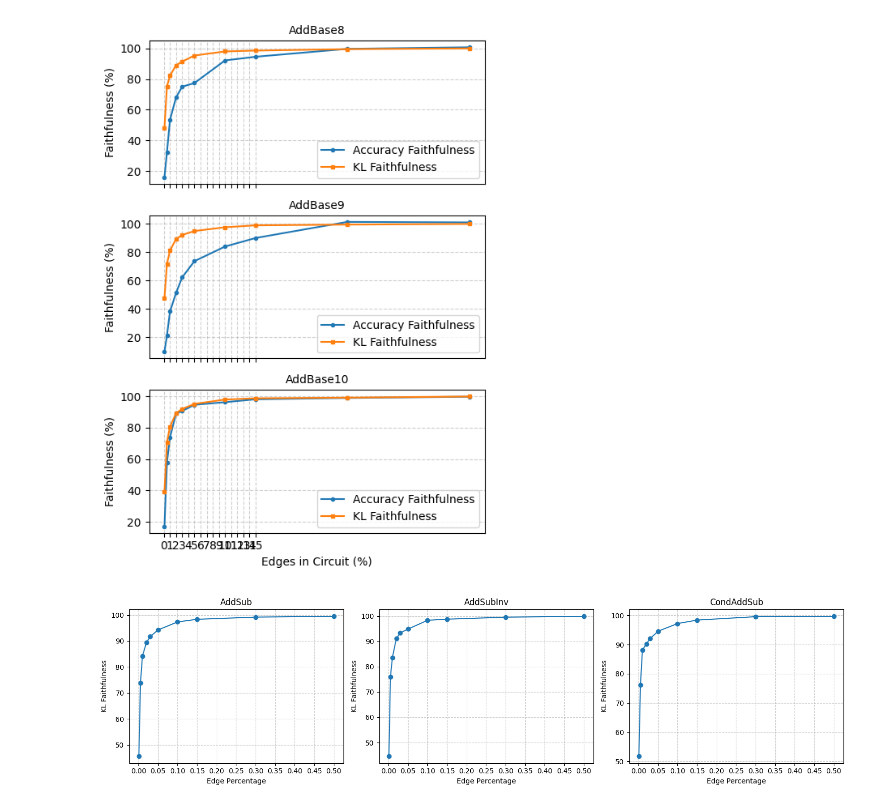
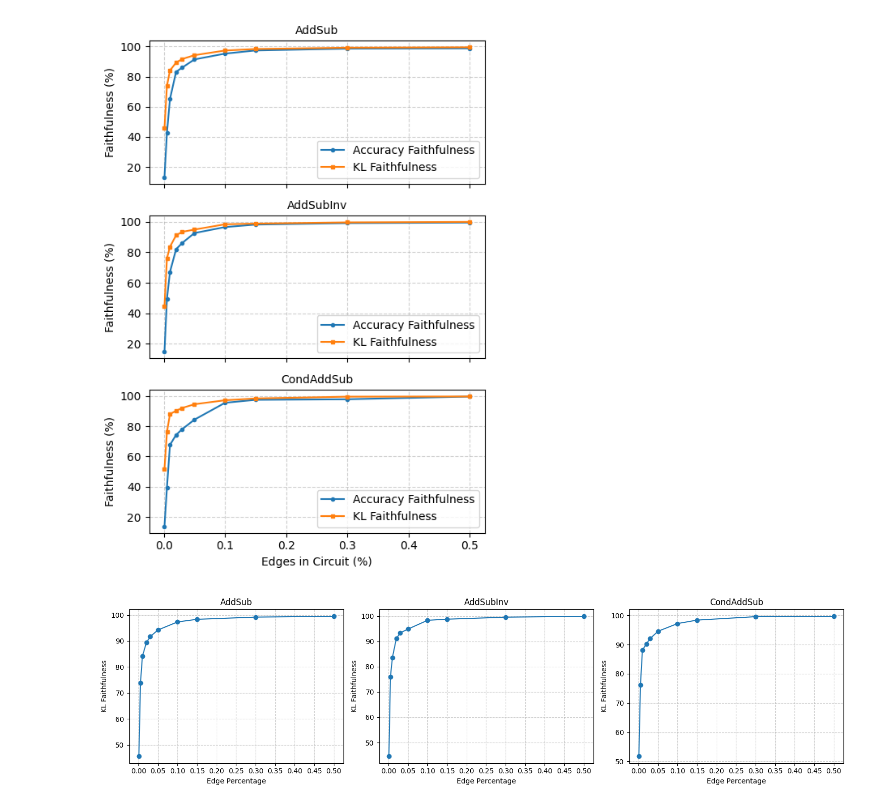
Before and after one commit to robeskins/mech-interp-ft, a Jupyter notebook: graph_analysis/graph_percentage.ipynb, the cells around one changed output. Cells and saved outputs as stored; diff of their text form; code cells hidden in the pictures.

```diff
--- a/graph_analysis/graph_percentage.ipynb
+++ b/graph_analysis/graph_percentage.ipynb
@@ -11,39 +11,39 @@ plt.rcParams.update({
     "ytick.labelsize": 10,
     "legend.fontsize": 10,
 })
 
-with open("pruning_results.json", "r") as f:
+with open("abalation_addsub.json", "r") as f:
     data = json.load(f)
 
 fig, axes = plt.subplots(3, 1, figsize=(5, 7), sharex=True)
 
 for i, exp in enumerate(data):
     ax = axes[i] if len(data) > 1 else axes
 
     x = [r["percentage_prune"] for r in exp["results"]]
     y1 = [(r["metrics"]["graph_accuracy"] / r["metrics"]["model_accuracy"]) * 100 for r in exp["results"]]
     y2 = [r["metrics"]["percentage_performance_kl"] for r in exp["results"]]
     ax.plot(x, y1, marker="o", markersize=3, label="Accuracy Faithfulness")
     ax.plot(x, y2, marker="s", markersize=3, label="KL Faithfulness")
 
     label = exp["adapter_path"].split("/")[-3]
     ax.set_ylabel("Faithfulness (%)")
     ax.set_title(f"{label}")
     ax.grid(True, which="both", linestyle="--", alpha=0.6)
 
-    xticks = np.arange(0, 0.16, 0.01)
-    ax.set_xticks(xticks)
-    ax.set_xticklabels([f"{int(t*100)}" for t in xticks])
+    # xticks = np.arange(0, 0.16, 0.01)
+    # ax.set_xticks(xticks)
+    # ax.set_xticklabels([f"{int(t*100)}" for t in xticks])
     ax.legend()
 
 
 axes[-1].set_xlabel("Edges in Circuit (%)")
 
 plt.tight_layout()
-plt.savefig('addbase_graph_faith.pdf', format='pdf', dpi=600)
+# plt.savefig('addbase_graph_faith.pdf', format='pdf', dpi=600)
 plt.show()
 # %% [output]
-[figure, old version]
+[figure, new version]
 # %%
 with open("pruning_results.json", "r") as f:
     data = json.load(f)
```
Also changed, not shown: 23 other files.
